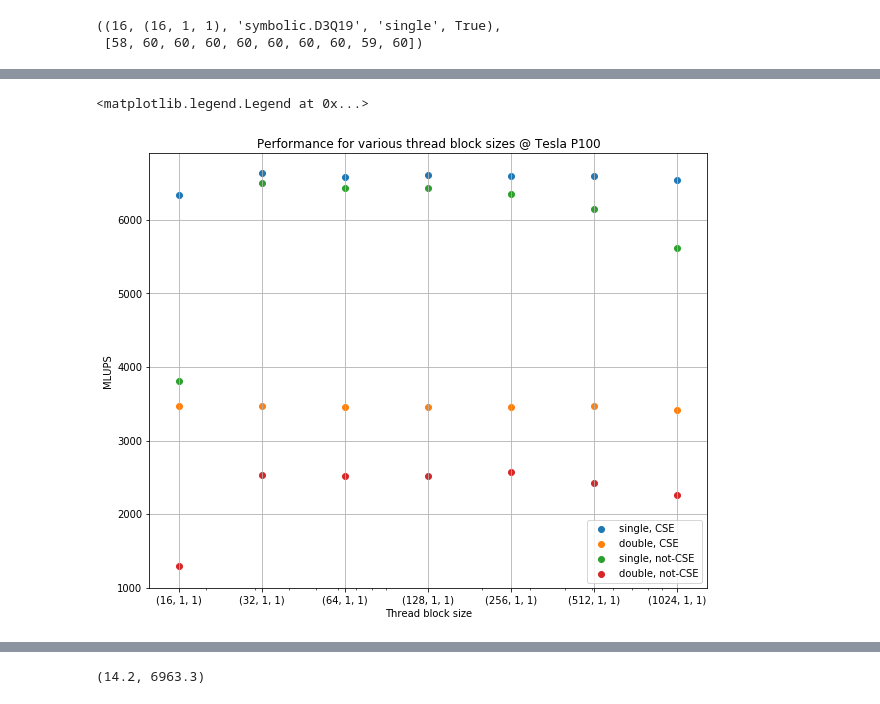
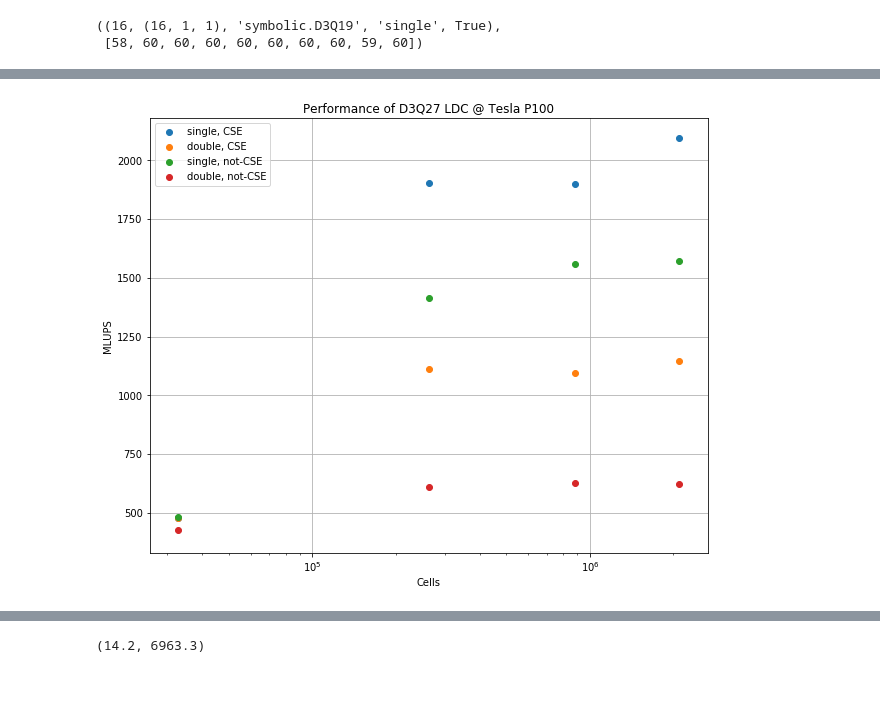
Before and after one commit to KnairdA/symlbm_playground, a Jupyter notebook: notebook/ldc_benchmark.ipynb, the cells around one changed output, grey strips where cells are left out. Drawn from its saved outputs; the diff is of its cells as text; code cells hidden in the pictures.

Commit message:
Move some common benchmark plots into helper functions

```diff
--- a/notebook/ldc_benchmark.ipynb
+++ b/notebook/ldc_benchmark.ipynb
@@ -40,19 +47,21 @@ def subset(data, size=None, layout=None, precision=None, optimization=None):
                data))
 # %%
 def mlups_for_size(measurement):
-    return (measurement[0][0]**2, numpy.average(measurement[1]))
+    dim = len(list(measurement[0][1]))
+    return (measurement[0][0]**dim, numpy.average(measurement[1]))
 # %%
 def scatter(data, **kwargs):
     plt.scatter(*zip(*list(data)), **kwargs)
 # %%
-plt.figure(figsize=(10,8))
-plt.grid()
-plt.title('Performance of D2Q9 LDC @ K2200')
-plt.xscale('log')
-plt.xlabel('Cells')
-plt.ylabel('MLUPS')
-scatter(map(mlups_for_size, subset(ldc_2d_k2200, layout=[32], precision=['single'], optimization=[True])), label='single, CSE')
-scatter(map(mlups_for_size, subset(ldc_2d_k2200, layout=[32], precision=['double'], optimization=[True])), label='double, CSE')
-scatter(map(mlups_for_size, subset(ldc_2d_k2200, layout=[32], precision=['single'], optimization=[False])), label='single, not-CSE')
-scatter(map(mlups_for_size, subset(ldc_2d_k2200, layout=[32], precision=['double'], optimization=[False])), label='double, not-CSE')
-plt.legend()
+def mlups_per_size_overview_plot(data, title, **kwargs):
+    plt.figure(figsize=(10,8))
+    plt.grid()
+    plt.title(title)
+    plt.xscale('log')
+    plt.xlabel('Cells')
+    plt.ylabel('MLUPS')
+    scatter(map(mlups_for_size, subset(data, precision=['single'], optimization=[True], **kwargs)), label='single, CSE')
+    scatter(map(mlups_for_size, subset(data, precision=['double'], optimization=[True], **kwargs)), label='double, CSE')
+    scatter(map(mlups_for_size, subset(data, precision=['single'], optimization=[False], **kwargs)), label='single, not-CSE')
+    scatter(map(mlups_for_size, subset(data, precision=['double'], optimization=[False], **kwargs)), label='double, not-CSE')
+    plt.legend()
@@ -110,19 +80,21 @@ plt.legend()
+# %%
+mlups_per_size_overview_plot(ldc_3d_D3Q27_p100, 'Performance of D3Q27 LDC @ Tesla P100', layout=[32])
+# %% [output]
+[figure, added]
 # %%
 def mlups_for_layout(measurement):
     return (measurement[0][1][0], numpy.average(measurement[1]))
 # %%
-plt.figure(figsize=(10,8))
-plt.grid()
-plt.title('Performance for various thread block sizes @ Tesla P100')
-plt.xscale('log')
-plt.xlabel('Thread block size')
-plt.ylabel('MLUPS')
-plt.xticks([16,32,64,128,256,512,1024],list(map(lambda x: (x,1,1), [16,32,64,128,256,512,1024])))
-scatter(map(mlups_for_layout, subset(ldc_2d_p100, size=[1024], precision=['single'], optimization=[True])), label='single, CSE')
-scatter(map(mlups_for_layout, subset(ldc_2d_p100, size=[1024], precision=['double'], optimization=[True])), label='double, CSE')
-scatter(map(mlups_for_layout, subset(ldc_2d_p100, size=[1024], precision=['single'], optimization=[False])), label='single, not-CSE')
-scatter(map(mlups_for_layout, subset(ldc_2d_p100, size=[1024], precision=['double'], optimization=[False])), label='double, not-CSE')
-plt.legend()
+def mlups_per_layout_overview_plot(data, title, **kwargs):
+    plt.figure(figsize=(10,8))
+    plt.grid()
+    plt.title(title)
+    plt.xscale('log')
+    plt.xlabel('Thread block size')
+    plt.ylabel('MLUPS')
+    plt.xticks(list(map(lambda l: l[0], values(subset(data, **kwargs),1))), values(subset(data, **kwargs),1))
+    scatter(map(mlups_for_layout, subset(data, precision=['single'], optimization=[True], **kwargs)), label='single, CSE')
+    scatter(map(mlups_for_layout, subset(data, precision=['double'], optimization=[True], **kwargs)), label='double, CSE')
+    scatter(map(mlups_for_layout, subset(data, precision=['single'], optimization=[False], **kwargs)), label='single, not-CSE')
+    scatter(map(mlups_for_layout, subset(data, precision=['double'], optimization=[False], **kwargs)), label='double, not-CSE')
+    plt.legend()
-# %% [output]
-<matplotlib.legend.Legend at 0x...>
-[figure, removed]
```
Also changed, not shown: parts of 26 cells of this notebook.
